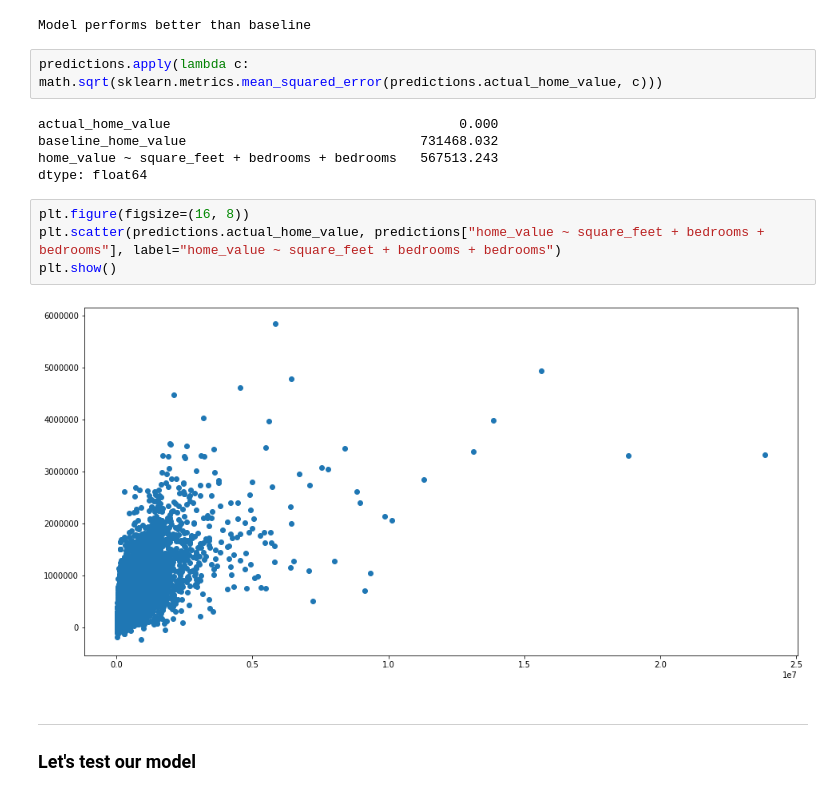
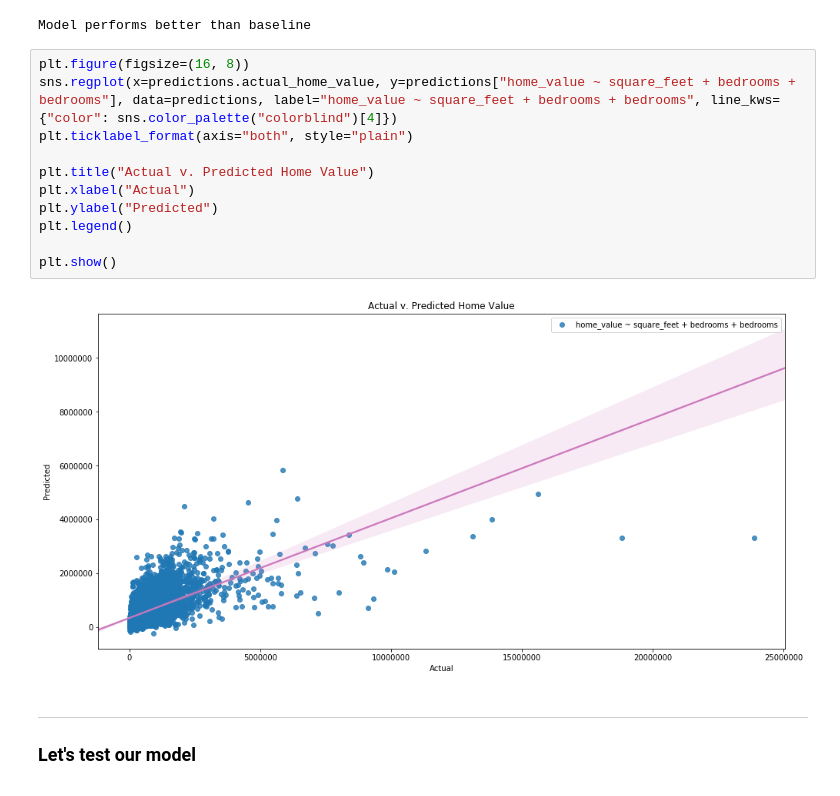
Before and after one commit to aleclhartman/zillow_project, a Jupyter notebook: zillow_project_pipeline.ipynb, the cells around one changed output. Saved outputs shown, nothing was run; the diff lists cells and outputs as text.

```diff
--- a/zillow_project_pipeline.ipynb
+++ b/zillow_project_pipeline.ipynb
@@ -341,19 +330,19 @@ dtype: float64
 ev.better_than_baseline(predictions.actual_home_value, predictions["home_value ~ square_feet + bedrooms + bedrooms"], predictions.baseline_home_value, predictions)
 # %% [output]
 Model performs better than baseline
-# %%
-predictions.apply(lambda c: math.sqrt(sklearn.metrics.mean_squared_error(predictions.actual_home_value, c)))
-# %% [output]
-actual_home_value                                     0.000
-baseline_home_value                              731468.032
-home_value ~ square_feet + bedrooms + bedrooms   567513.243
-dtype: float64
 # %%
 plt.figure(figsize=(16, 8))
-plt.scatter(predictions.actual_home_value, predictions["home_value ~ square_feet + bedrooms + bedrooms"], label="home_value ~ square_feet + bedrooms + bedrooms")
+sns.regplot(x=predictions.actual_home_value, y=predictions["home_value ~ square_feet + bedrooms + bedrooms"], data=predictions, label="home_value ~ square_feet + bedrooms + bedrooms", line_kws={"color": sns.color_palette("colorblind")[4]})
+plt.ticklabel_format(axis="both", style="plain")
+
+plt.title("Actual v. Predicted Home Value")
+plt.xlabel("Actual")
+plt.ylabel("Predicted")
+plt.legend()
+
 plt.show()
 # %% [output]
-[figure, old version]
+[figure, new version]
 # %% [markdown]
 ---
 ### Let's test our model
```
Also changed, not shown: parts of 19 cells of this notebook, 2 other files.
